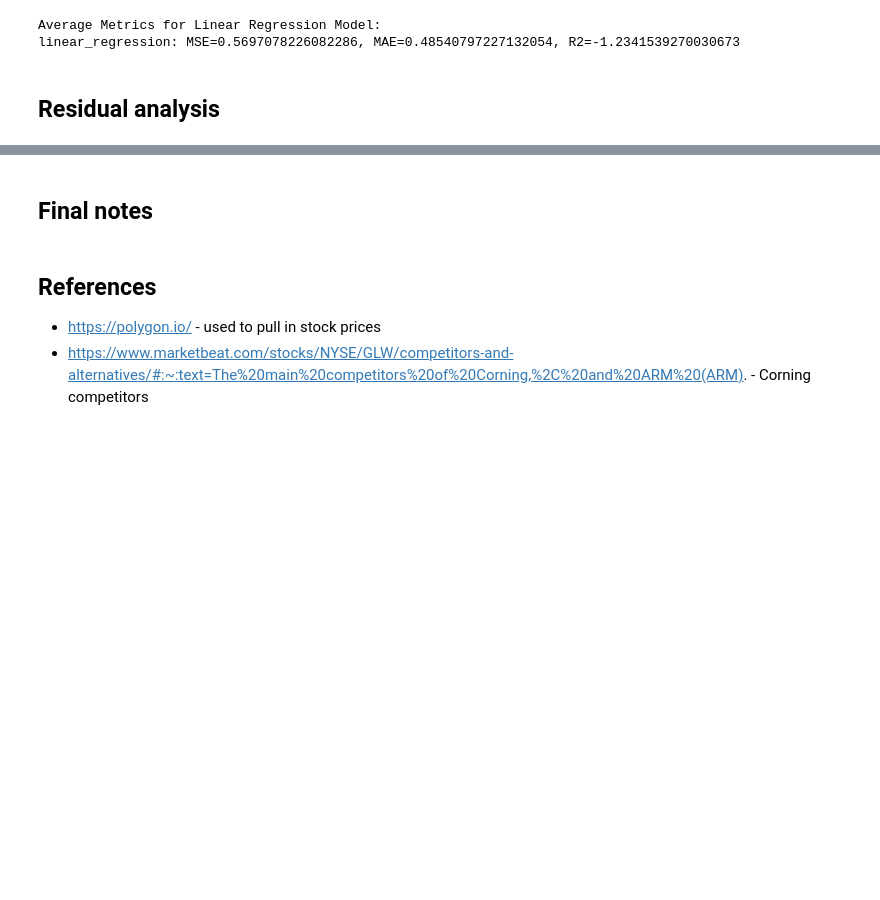
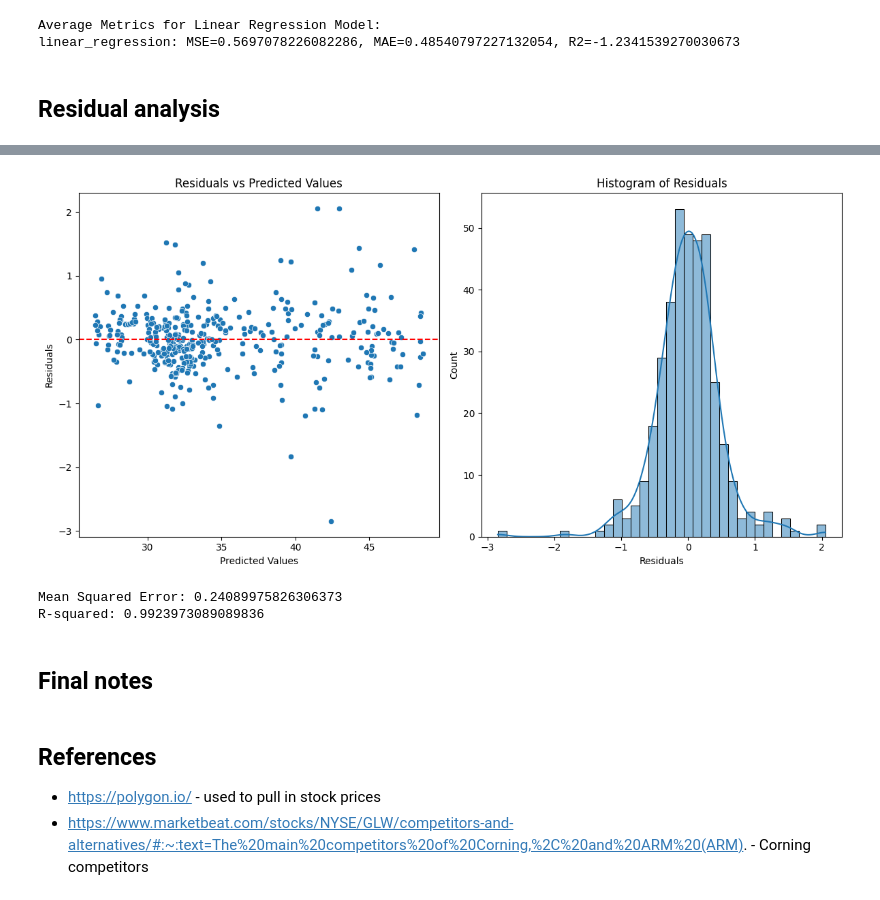
Before and after one commit to Benedictgr97/stock_prediction_v2, a Jupyter notebook: price_predictor.ipynb, the cells around one changed output, grey strips where cells are left out. Cells and saved outputs as stored; diff of their text form; code cells hidden in the pictures; blank space fills up the shorter version.

```diff
--- a/price_predictor.ipynb
+++ b/price_predictor.ipynb
@@ -840,3 +802,59 @@ KeyError: 'residuals'
+# %%
+# Dropping the 'o_GLW_no_dev' column from the dataframe
+stock_prices_model_df_cut = stock_prices_model_df.drop('o_GLW_no_dev', axis=1)
+
+# Extracting features and target variable from the dataframe
+X = stock_prices_model_df_cut.drop(pred_stock, axis=1)  # Replace 'target' with the actual target column name
+y = stock_prices_model_df_cut[pred_stock]  # Replace 'target' with the actual target column name
+
+# Defining the linear regression model with given parameters
+linear_regression_model_info = {
+    'model': LinearRegression(),
+    'params': {
+        'fit_intercept': [True]
+    }
+}
+
+# Fitting the model to the data
+model = linear_regression_model_info['model']
+model.fit(X, y)
+
+# Making predictions
+y_pred = model.predict(X)
+
+# Calculating residuals
+residuals = y - y_pred
+
+# Residual analysis
+plt.figure(figsize=(12, 6))
+
+# Plotting residuals
+plt.subplot(1, 2, 1)
+sns.scatterplot(x=y_pred, y=residuals)
+plt.axhline(y=0, color='r', linestyle='--')
+plt.xlabel('Predicted Values')
+plt.ylabel('Residuals')
+plt.title('Residuals vs Predicted Values')
+
+# Plotting histogram of residuals
+plt.subplot(1, 2, 2)
+sns.histplot(residuals, kde=True)
+plt.xlabel('Residuals')
+plt.title('Histogram of Residuals')
+
+plt.tight_layout()
+plt.show()
+
+# Printing performance metrics
+mse = mean_squared_error(y, y_pred)
+r2 = r2_score(y, y_pred)
+
+print(f'Mean Squared Error: {mse}')
+print(f'R-squared: {r2}')
+# %% [output]
+[figure, added]
+Mean Squared Error: 0.24089975826306373
+R-squared: 0.9923973089089836
 # %% [markdown]
 ## Final notes
 # %% [markdown]
```
Also changed, not shown: parts of 1 cell of this notebook.
